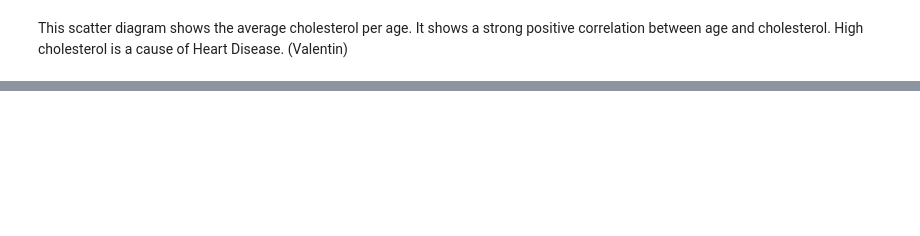
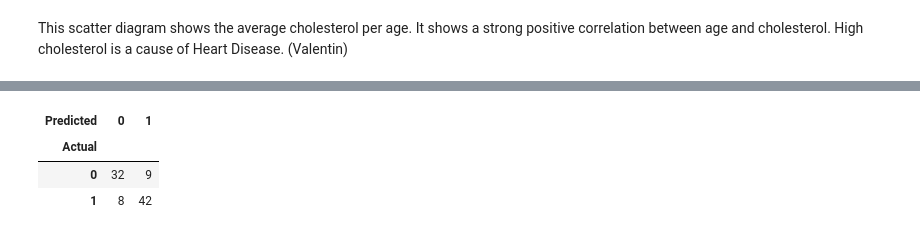
Before and after one commit to Valentin-Iva/Team-2-Project, a Jupyter notebook: team_2_project.ipynb, the cells around one changed output, grey strips where cells are left out. Cells and saved outputs as stored; diff of their text form; code cells hidden in the pictures; blank space fills up the shorter version.

```diff
--- a/team_2_project.ipynb
+++ b/team_2_project.ipynb
@@ -634,0 +837,41 @@ This scatter diagram shows the average cholesterol per age. It shows a strong po
+# %%
+#Jack
+!pip install pydataset
+import numpy as np
+import pandas as pd
+from pydataset import data
+from sklearn import svm
+from sklearn.metrics import classification_report
+from sklearn import model_selection
+from sklearn.preprocessing import MinMaxScaler
+from sklearn.model_selection import GridSearchCV
+
+#load the data
+df = pd.read_csv("/content/heart_data.csv")
+#set the features to numerical values
+df['sex'] = df['sex'].map({'male': 1, 'female': 0})
+df['exang'] = df['exang'].map({'Yes': 1, 'No': 0})
+
+#split the data
+X = df.drop('target', axis=1) #features/independant variables, used to predict the target
+y = df['target'] #target/dependant variables, which you are trying to predict
+X_train, X_test, y_train, y_test = model_selection.train_test_split(X, y, test_size=0.3, random_state=42)
+#the train sets are used for training the model and the test sets are used to evaluate the perfomance of the model
+
+#scaling the features
+scaler = MinMaxScaler() #initalise the scaler value
+X_train_scaled = scaler.fit_transform(X_train) #Fits to the data, and transform it
+X_test_scaled = scaler.transform(X_test) #transforms the data without fiting
+
+X_train_scaled_df = pd.DataFrame(X_train_scaled, columns=X_train.columns)
+
+#print("Descriptive statistics of scaled X_train:")
+#print(X_train_scaled_df.describe())
+
+
+model = svm.SVC(kernel='linear') #Initialize the Support Vector Classifier
+model.fit(X_train, y_train) #Train the model using the training data
+y_pred = model.predict(X_test) #Make predictions on the test data
+print(classification_report(y_test, y_pred)) #Evaluate the model's performance
+pd.crosstab(y_test,y_pred,rownames=['Actual'],colnames=['Predicted']) #creates confusion matrix
+# %% [output]
@@ -634,0 +895,4 @@ This scatter diagram shows the average cholesterol per age. It shows a strong po
+| Predicted | 0 | 1 |
+| Actual |  |  |
+| 0 | 32 | 9 |
+| 1 | 8 | 42 |
```
Also changed, not shown: parts of 43 cells of this notebook.
